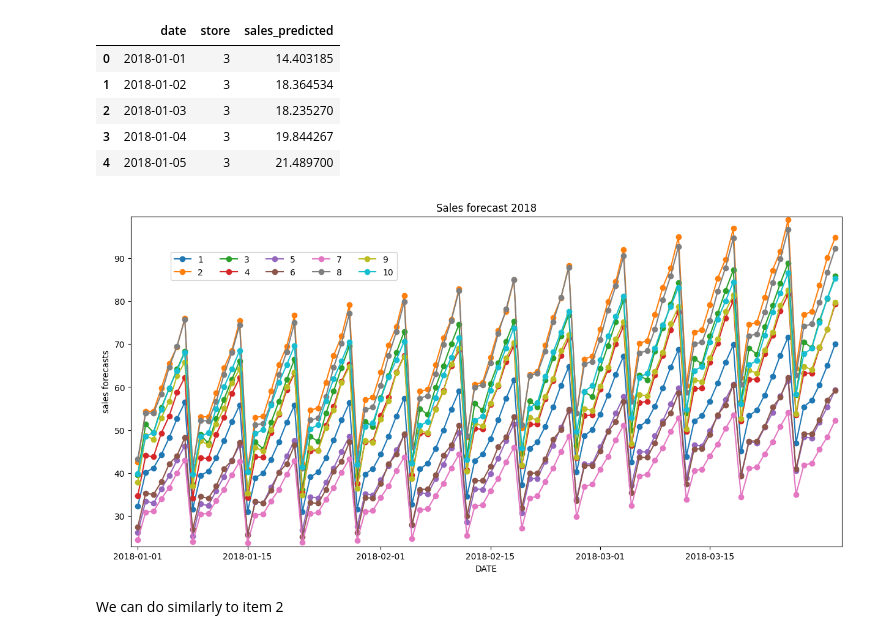
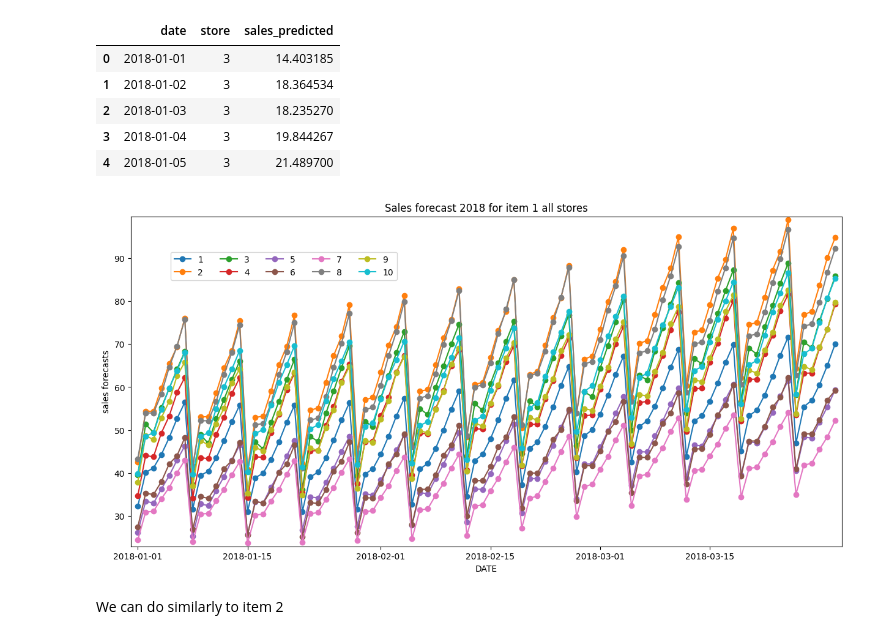
Before and after one commit to FelixQLe/Fine_Grained_Time_Serries_Forecasting_Leverage_Apache_Spark_FBProphet, a Jupyter notebook: Fine_Grained_Time_Serries_Forecasting_Leverage_Apache_Spark_FBProphet.ipynb, the cells around one changed output. Drawn from its saved outputs; the diff is of its cells as text; code cells hidden in the pictures.

```diff
--- a/Fine_Grained_Time_Serries_Forecasting_Leverage_Apache_Spark_FBProphet.ipynb
+++ b/Fine_Grained_Time_Serries_Forecasting_Leverage_Apache_Spark_FBProphet.ipynb
@@ -929,31 +929,31 @@ df_forecast_2018.head(5)
 # %%
 #sales forecast 2018
 #libraries
 import matplotlib.pyplot as plt
 import matplotlib.ticker as ticker
 import datetime
 
 df_plotting = df_forecast_2018.copy() #stop cause error when editing on same df
 df_plotting.set_index('date', inplace=True)
 
 pt_df_plotting = pd.pivot_table(df_plotting,
                     index=df_plotting.index,
                     columns=df_plotting.store, sort=False)
 pt_df_plotting.columns = pt_df_plotting.columns.droplevel() # remove the double header (0) as pivot creates a multiindex.
 
 ax = plt.figure(figsize=(15,7)).add_subplot()
 ax.plot(pt_df_plotting, marker='o')
 ax.set_xlabel("DATE")
 ax.set_ylabel('sales forecasts')
 
-ax.set_title('Sales forecast 2018')
+ax.set_title('Sales forecast 2018 for item 1 all stores')
 #ax.xaxis("New")
 ax.legend(pt_df_plotting.columns.tolist(), loc='center left', bbox_to_anchor=(0.05, .85), ncol = 5) #add the column names as legend.
 ax.margins(x=0.01, y=0.01)
 
 plt.show()
 # %% [output]
-[figure, old version]
+[figure, new version]
 # %% [markdown]
 We can do similarly to item 2
 # %%
```
Also changed, not shown: parts of 5 cells of this notebook.
